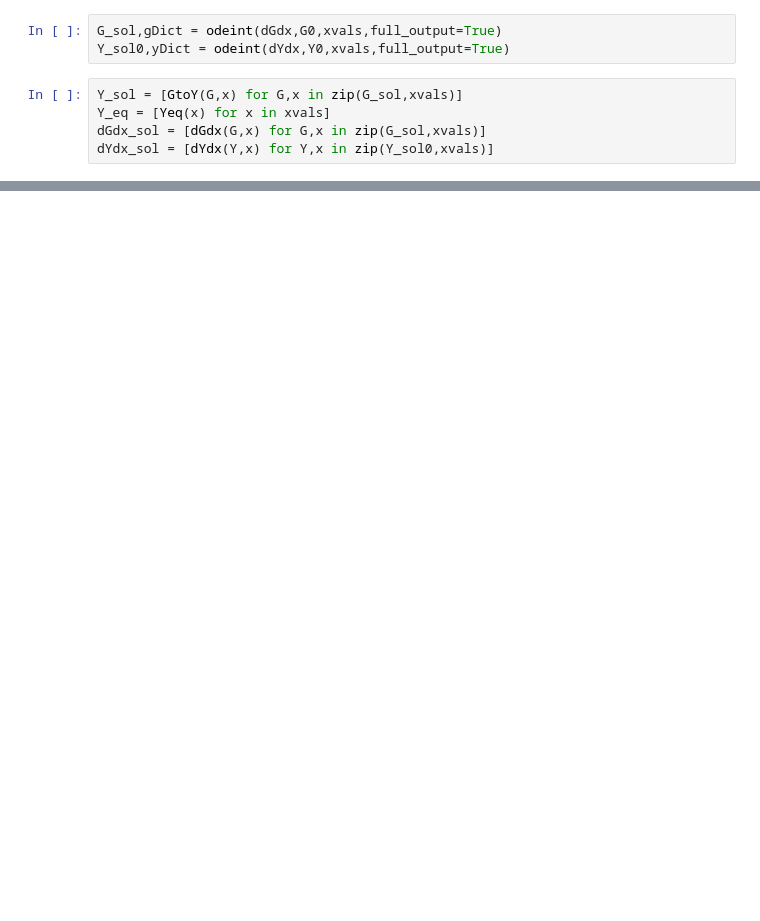
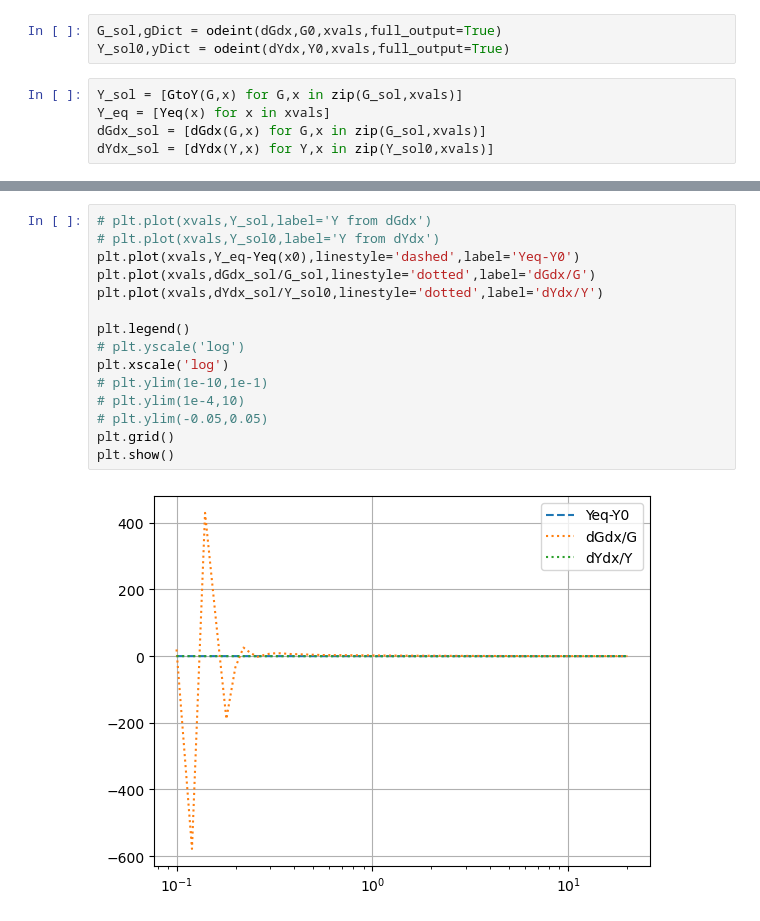
Before and after one commit to gabrielaalevi/DarkCalc, a Jupyter notebook: testNewEqs.ipynb, the cells around one changed output, grey strips where cells are left out. Drawn from its saved outputs; the diff is of its cells as text; blank space fills up the shorter version.

```diff
--- a/testNewEqs.ipynb
+++ b/testNewEqs.ipynb
@@ -148,0 +146,17 @@ plt.show()
+# %%
+# plt.plot(xvals,Y_sol,label='Y from dGdx')
+# plt.plot(xvals,Y_sol0,label='Y from dYdx')
+plt.plot(xvals,Y_eq-Yeq(x0),linestyle='dashed',label='Yeq-Y0')
+plt.plot(xvals,dGdx_sol/G_sol,linestyle='dotted',label='dGdx/G')
+plt.plot(xvals,dYdx_sol/Y_sol0,linestyle='dotted',label='dYdx/Y')
+
+plt.legend()
+# plt.yscale('log')
+plt.xscale('log')
+# plt.ylim(1e-10,1e-1)
+# plt.ylim(1e-4,10)
+# plt.ylim(-0.05,0.05)
+plt.grid()
+plt.show()
+# %% [output]
+[figure, added]
```
Also changed, not shown: parts of 8 cells of this notebook, 1 other file.
